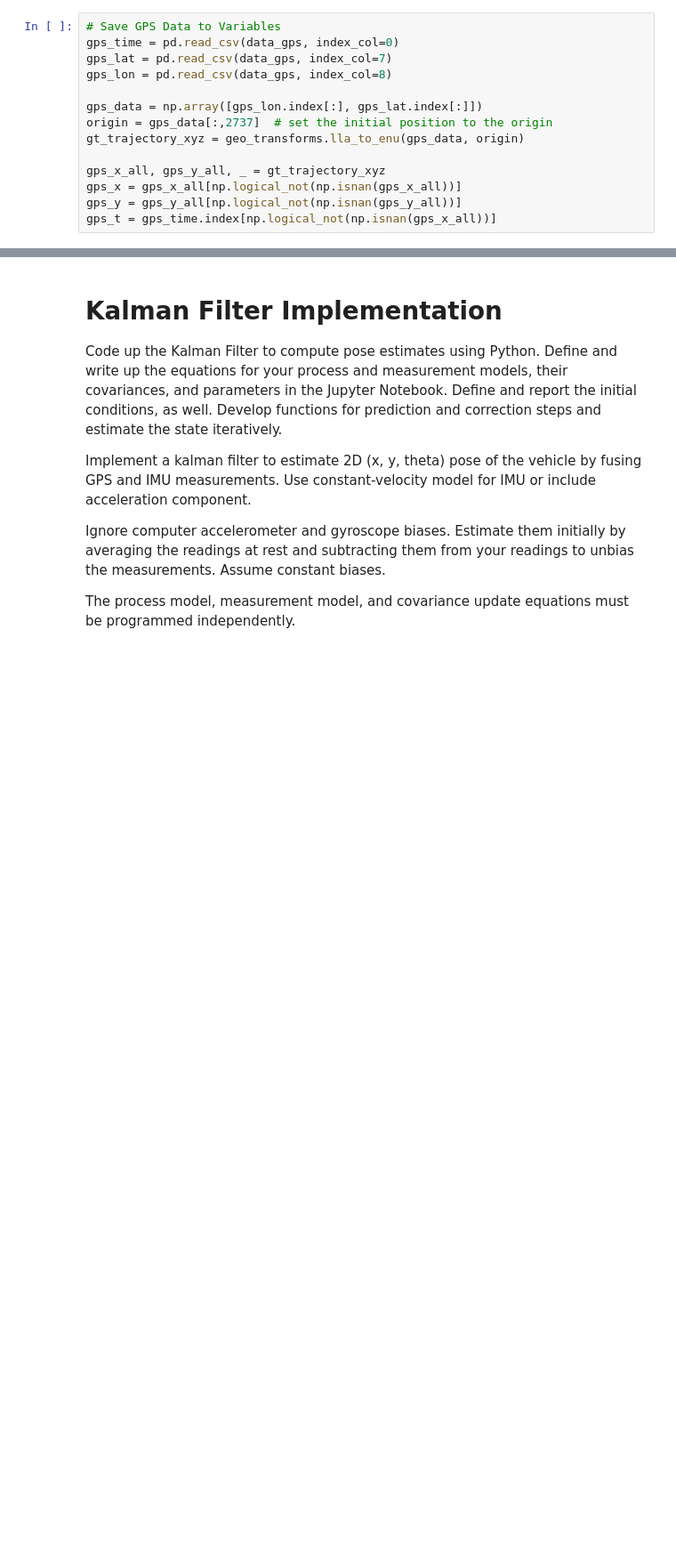
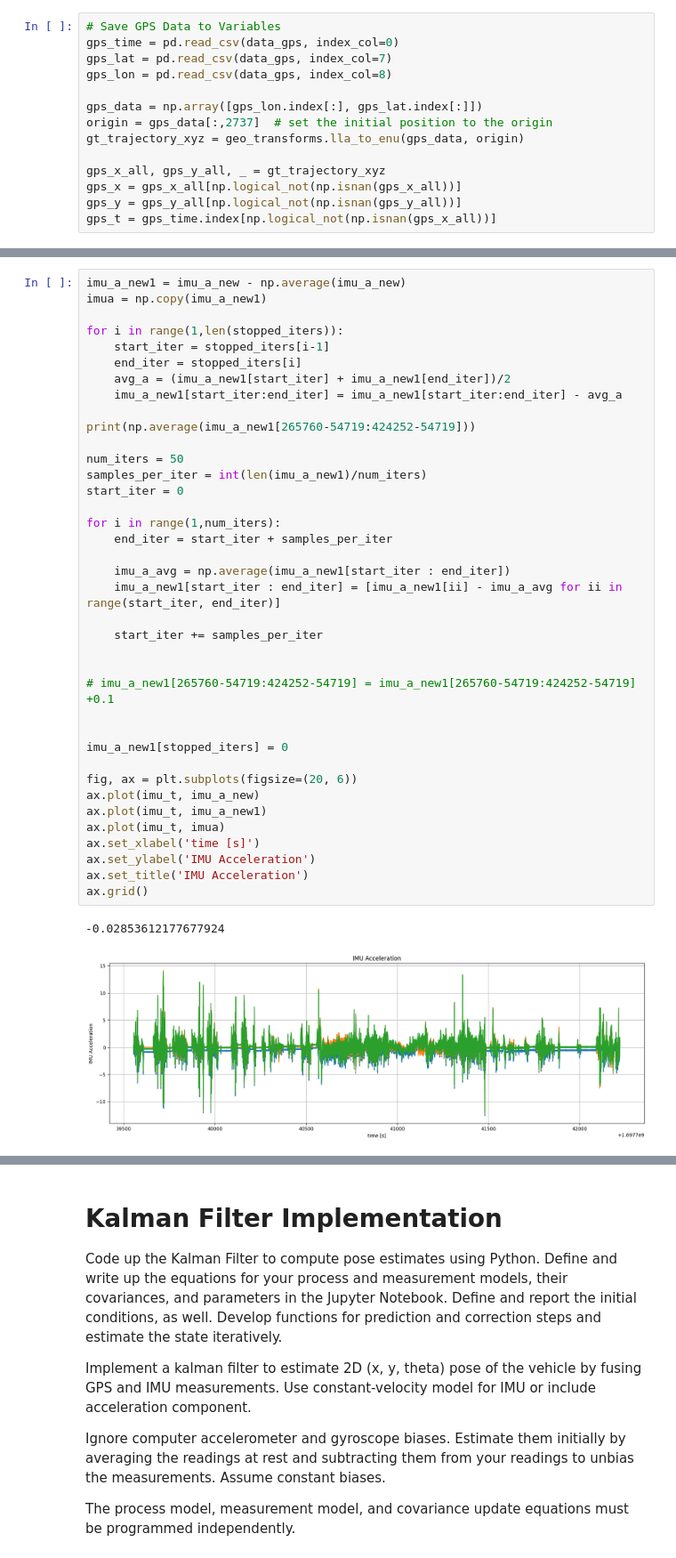
Before and after one commit to meuliano/AutonomousFieldRobotics, a Jupyter notebook: HW5/hw5_euliano.ipynb, the cells around one changed output, grey strips where cells are left out. Shown at 89% size. Drawn from its saved outputs; the diff is of its cells as text; blank space fills up the shorter version.

```diff
--- a/HW5/hw5_euliano.ipynb
+++ b/HW5/hw5_euliano.ipynb
@@ -64,0 +115,41 @@ imu_t = imu_time.index[54719:588367]
+# %%
+imu_a_new1 = imu_a_new - np.average(imu_a_new)
+imua = np.copy(imu_a_new1)
+
+for i in range(1,len(stopped_iters)):
+    start_iter = stopped_iters[i-1]
+    end_iter = stopped_iters[i]
+    avg_a = (imu_a_new1[start_iter] + imu_a_new1[end_iter])/2
+    imu_a_new1[start_iter:end_iter] = imu_a_new1[start_iter:end_iter] - avg_a
+
+print(np.average(imu_a_new1[265760-54719:424252-54719]))
+
+num_iters = 50
+samples_per_iter = int(len(imu_a_new1)/num_iters)
+start_iter = 0
+
+for i in range(1,num_iters):
+    end_iter = start_iter + samples_per_iter
+
+    imu_a_avg = np.average(imu_a_new1[start_iter : end_iter])
+    imu_a_new1[start_iter : end_iter] = [imu_a_new1[ii] - imu_a_avg for ii in range(start_iter, end_iter)]
+
+    start_iter += samples_per_iter
+
+
+# imu_a_new1[265760-54719:424252-54719] = imu_a_new1[265760-54719:424252-54719] +0.1
+
+
+imu_a_new1[stopped_iters] = 0
+
+fig, ax = plt.subplots(figsize=(20, 6))
+ax.plot(imu_t, imu_a_new)
+ax.plot(imu_t, imu_a_new1)
+ax.plot(imu_t, imua)
+ax.set_xlabel('time [s]')
+ax.set_ylabel('IMU Acceleration')
+ax.set_title('IMU Acceleration')
+ax.grid()
+# %% [output]
+-0.02853612177677924
+[figure, added]
```
Also changed, not shown: parts of 17 cells of this notebook.
